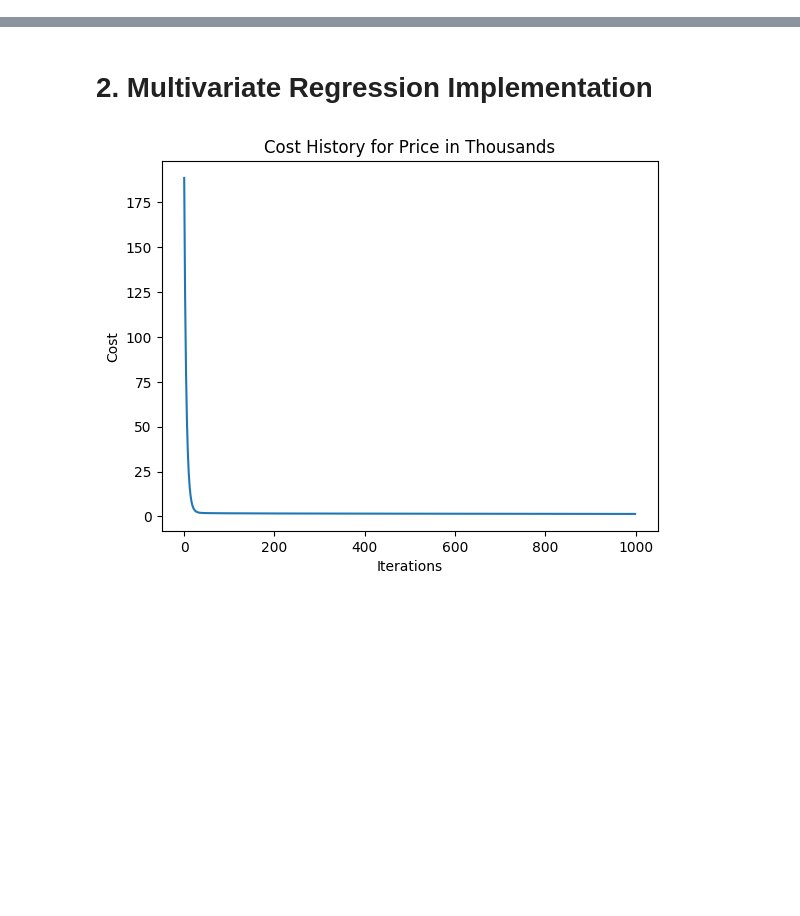
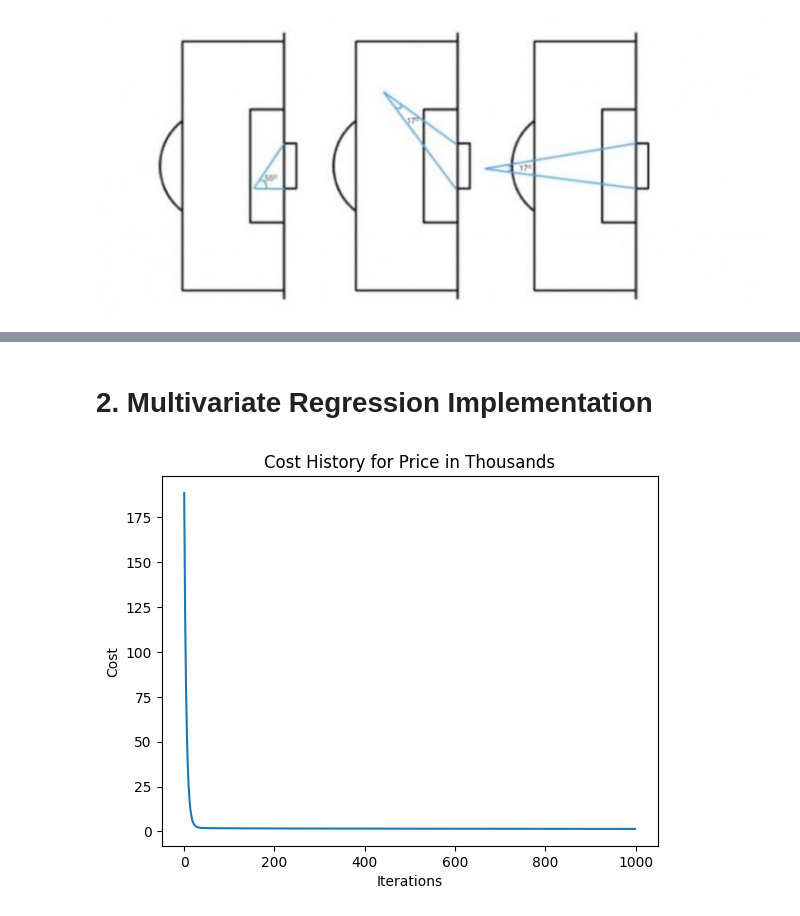
Before and after one commit to tisiphonee/DataS, a Jupyter notebook: CA5/Q2-4.ipynb, the cells around one changed output, grey strips where cells are left out. Cells and saved outputs as stored; diff of their text form; code cells hidden in the pictures; blank space fills up the shorter version.

```diff
--- a/CA5/Q2-4.ipynb
+++ b/CA5/Q2-4.ipynb
@@ -7,0 +40,5 @@ from sklearn.linear_model import LinearRegression
+# %%
+Image(filename = 'images/GoalAngleMultiple.jpg')
+#source: https://soccermatics.readthedocs.io/en/latest/lesson2/GeometryOfShooting.html
+# %% [output]
+[figure, added]
```
Also changed, not shown: parts of 13 cells of this notebook.
